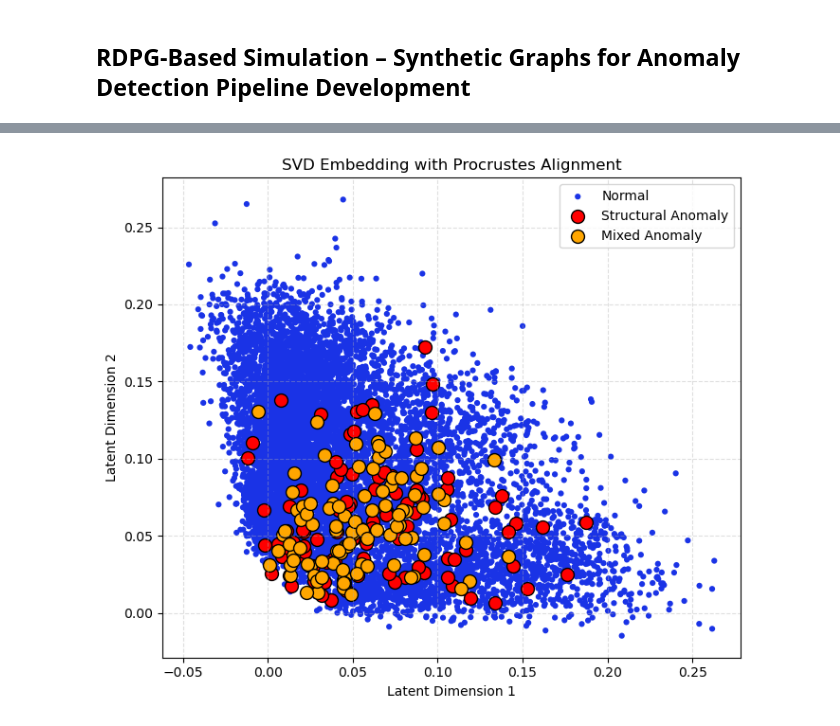
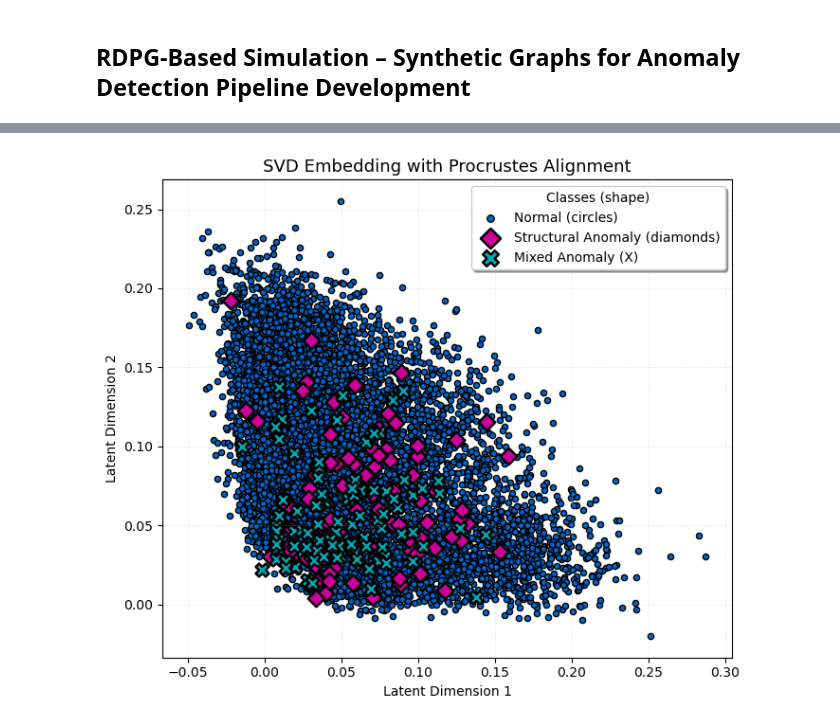
Before and after one commit to SheedZu/Latent-Position-Anomaly-Detection, a Jupyter notebook: Final_Sim.ipynb, the cells around one changed output, grey strips where cells are left out. Cells and saved outputs as stored; diff of their text form; code cells hidden in the pictures.

```diff
--- a/Final_Sim.ipynb
+++ b/Final_Sim.ipynb
@@ -527,8 +612,9 @@ We perform dimensionality reduction and visualisation of a graph's adjacency mat
 
 ---
 # %%
-# --- Ensure float precision ---
+# --- Ensure floating-point precision ---
 A = A.astype(float)
+A = 0.5 * (A + A.T)  # enforce symmetry against numeric/preprocessing noise (defensive measure)
 
 # --- Sparsity check ---
 sparsity = np.sum(A == 0) / A.size
@@ -544,7 +630,6 @@ if sparsity > 0.85:
     U, S, VT = U[:, ::-1], S[::-1], VT[::-1, :]
 else:
     print("Matrix is dense (<85% sparse), using full SVD...")
-    from scipy.linalg import svd
     U, S, VT = svd(A, full_matrices=False)
     U, S, VT = U[:, :d], S[:d], VT[:d, :]
 
@@ -555,10 +640,23 @@ X_svd = U @ np.diag(np.sqrt(S))
 R_full, _ = orthogonal_procrustes(X_svd, X_final)
 X_svd_aligned_full = X_svd @ R_full
 
-# --- RGB colour definitions (matching previous plot) ---
-colour_normal = (0.1, 0.2, 0.9)       # Blue for normal (community)
-colour_structural = (1.0, 0.0, 0.0)   # Red for structural anomaly
-colour_mixed = (1.0, 0.65, 0.0)       # Orange for mixed anomaly
+# --- Colour-Blind Friendly RGB colour definitions ---
+colour_normal = (0.0, 0.4, 0.8)        # Blue
+colour_structural = (0.8, 0.0, 0.6)    # Magenta
+colour_mixed = (0.0, 0.66, 0.70)       # Teal
+
+# --- Marker and size definitions for consistency ---
+marker_normal = 'o'        # Circle
+marker_structural = 'D'    # Diamond
+marker_mixed = 'X'         # X marker
+
+size_normal = 20           # Small for normal nodes
+size_structural = 80       # Large for structural anomalies
+size_mixed = 100           # Largest for mixed anomalies
+
+# --- Edge styling function ---
+edge_color = lambda is_anomaly: 'black' if is_anomaly else 'black'
+edge_width = lambda is_anomaly: 1.8 if is_anomaly else 1.0
 
 # --- Visualisation ---
 fig, ax = plt.subplots(figsize=(7, 6))
@@ -567,10 +665,12 @@ fig, ax = plt.subplots(figsize=(7, 6))
 ax.scatter(
     X_svd_aligned_full[true_labels == 0, 0],
     X_svd_aligned_full[true_labels == 0, 1],
-    label="Normal",
+    label="Normal (circles)",
     c=[colour_normal],
-    s=20,
-    edgecolors='none',
+    s=size_normal,
+    marker=marker_normal,
+    edgecolors=edge_color(False),
+    linewidths=edge_width(False),
     alpha=1.0
 )
 
@@ -578,10 +678,12 @@ ax.scatter(
 ax.scatter(
     X_svd_aligned_full[true_labels == 1, 0],
     X_svd_aligned_full[true_labels == 1, 1],
-    label="Structural Anomaly",
+    label="Structural Anomaly (diamonds)",
     c=[colour_structural],
-    s=100,
-    edgecolors='black',
+    s=size_structural,
+    marker=marker_structural,
+    edgecolors=edge_color(True),
+    linewidths=edge_width(True),
     alpha=1.0
 )
 
@@ -589,18 +691,23 @@ ax.scatter(
 ax.scatter(
     X_svd_aligned_full[true_labels == 2, 0],
     X_svd_aligned_full[true_labels == 2, 1],
-    label="Mixed Anomaly",
+    label="Mixed Anomaly (X)",
     c=[colour_mixed],
-    s=100,
-    edgecolors='black',
+    s=size_mixed,
+    marker=marker_mixed,
+    edgecolors=edge_color(True),
+    linewidths=edge_width(True),
     alpha=1.0
 )
 
-ax.set_title("SVD Embedding with Procrustes Alignment")
+ax.set_title("SVD Embedding with Procrustes Alignment", fontsize=13)
 ax.set_xlabel("Latent Dimension 1")
 ax.set_ylabel("Latent Dimension 2")
-ax.legend(loc='best')
-ax.grid(True, linestyle='--', alpha=0.4)
+ax.legend(
+    loc='best', fontsize=10, frameon=True, fancybox=True, shadow=True,
+    title="Classes (shape)", title_fontsize=10, markerscale=1.2, scatterpoints=1
+)
+ax.grid(True, linestyle='--', linewidth=0.5, alpha=0.3)
 
 plt.tight_layout()
 plt.savefig("svd_embedding.pdf", dpi=300, bbox_inches='tight', facecolor='white')
@@ -620,4 +727,24 @@ alignment_error = np.linalg.norm(X_svd_aligned_normal[normal_mask] - X_final[nor
 baseline_norm = np.linalg.norm(X_final[normal_mask], 'fro')
 print(f"\nRestricted Procrustes alignment error: {alignment_error:.4f} "
       f"({(alignment_error / baseline_norm)*100:.2f}% of baseline norm)")
+
+# --- Print colour information for verification ---
+print("\nColour-blind friendly palette:")
+colors_info = {
+    'Normal': colour_normal,
+    'Structural': colour_structural,
+    'Mixed': colour_mixed
+}
+markers_info = {
+    'Normal': marker_normal,
+    'Structural': marker_structural,
+    'Mixed': marker_mixed
+}
+for label, color in colors_info.items():
+    r, g, b = [int(c * 255) for c in color]
+    print(f"{label}: RGB({r}, {g}, {b}) - {markers_info[label]} marker")
+
+# Eigenvalue gap analysis for dimension selection
+eigenvalue_gaps = S[:-1] - S[1:]
+print(f"\nEigenvalue gaps: {eigenvalue_gaps}")
 # %% [output]
@@ -625,2 +752,2 @@ Sparsity of A: 98.92%
 Matrix is sparse (>85%), converting to sparse and using truncated SVD...
-[figure, old version]
+[figure, new version]
```
Also changed, not shown: parts of 34 cells of this notebook, 1 other file.
